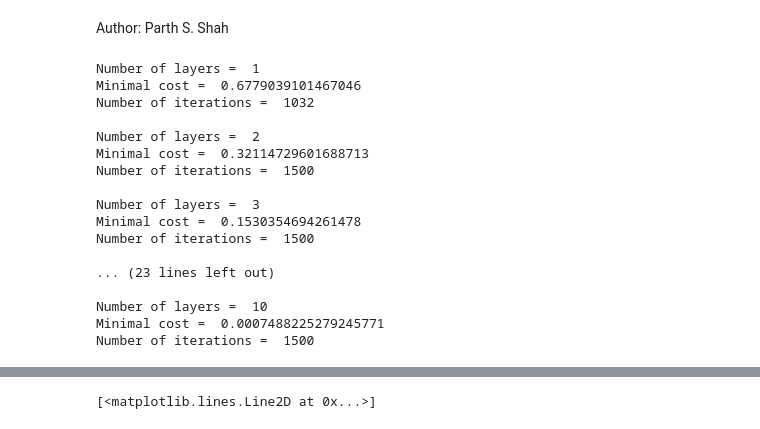
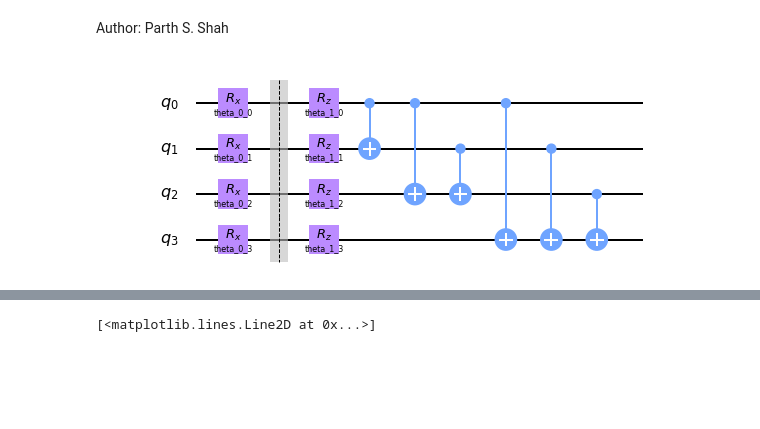
Before and after one commit to parsidd/screening_tasks_qosf, a Jupyter notebook: parth/attempted_extra_tasks_1_and_2/task1/task1.ipynb, the cells around one changed output, grey strips where cells are left out. Drawn from its saved outputs; the diff is of its cells as text; code cells hidden in the pictures; blank space fills up the shorter version.

Commit message:
Added circuit diagram for task1.

```diff
--- a/parth/attempted_extra_tasks_1_and_2/task1/task1.ipynb
+++ b/parth/attempted_extra_tasks_1_and_2/task1/task1.ipynb
@@ -53,70 +53,36 @@ def even_block(theta):
         eb.rz(theta[i], i)
     # CNOT gates. Full entanglement. Note that since the combinations function
     # has been used, the middle 2 gates' position are interchanged wrt. the
     # problem, but it does not make a difference.
     for i in combinations(range(N), 2):
         eb.cx(i[0], i[1])
     return eb
 
 # Odd block as defined in the problem
 def odd_block(theta):
     ob = QuantumCircuit(N)
     # Rx gates
     for i in range(N):
         ob.rx(theta[i], i)
     return ob
 
 # Cost function. Note that here we only return the square of the norm for faster
 # calculations. Since minimising the square is the same as minimising the norm
 # it still works.
 def evaluate_cost(angles):
     params_dict = {}
     # Create the dictionary to bind parameters
     for i, angle in enumerate(angles):
         params_dict[params[i]] = angle
     final_state = execute(complete_circuit.bind_parameters(params_dict), backend = backend).result().get_statevector()
     final_vector = final_state
     temp = np.abs((final_vector-phi))
     return temp.dot(temp)
 
-optimizer = COBYLA(maxiter=maxiter, tol=tol)
-costs = []
-
-# Use the optimiser for each appending of a layer.
-for L in range(1, MAX_DEPTH+1):
-    odd_params = [Parameter("theta_"+str(2*L-1)+"_"+str(i)) for i in range(N)]
-    params += odd_params
-    even_params = [Parameter("theta_"+str(2*L)+"_"+str(i)) for i in range(N)]
-    params += even_params
-    complete_circuit.append(odd_block(odd_params), range(N))
-    complete_circuit.barrier()
-    complete_circuit.append(even_block(even_params), range(N))
-    complete_circuit.barrier()
-    # print(complete_circuit.decompose().draw())
-    n = len(params)
-    results = optimizer.optimize(n, objective_function=evaluate_cost, variable_bounds = [(0,2*np.pi) for i in range(n)], initial_point=np.random.random(n))
-    # print("Phi = ", phi.data)
-    print("\nNumber of layers = ", L, "\nMinimal cost = ",results[1], "\nNumber of iterations = ", results[2])#, "\nAngles = ", results[0])
-    costs.append(results[1])
-
-# angles = np.random.random(2*N)
-# x = evaluate_cost(angles)
-# print(np.sum())
+qc_1layer = QuantumCircuit(N)
+qc_1layer.append(odd_block([Parameter("theta_0_"+str(i)) for i in range(N)]), range(N))
+qc_1layer.barrier()
+qc_1layer.append(even_block([Parameter("theta_1_"+str(i)) for i in range(N)]), range(N))
+qc_1layer.decompose().draw("mpl")
 # %% [output]
-Number of layers =  1
-Minimal cost =  0.6779039101467046
-Number of iterations =  1032
-
-Number of layers =  2
-Minimal cost =  0.32114729601688713
-Number of iterations =  1500
-
-Number of layers =  3
-Minimal cost =  0.1530354694261478
-Number of iterations =  1500
-
-... (23 lines left out)
-
-Number of layers =  10
-Minimal cost =  0.0007488225279245771
-Number of iterations =  1500
+[figure, added]
```
Also changed, not shown: parts of 1 cell of this notebook.
